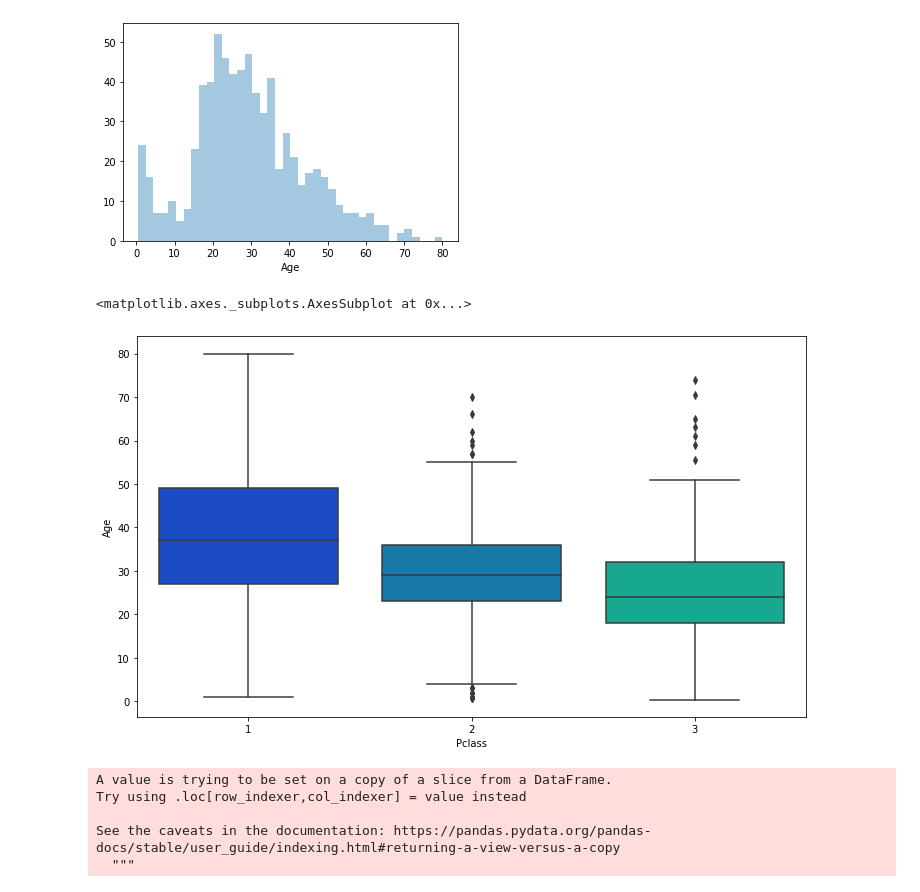
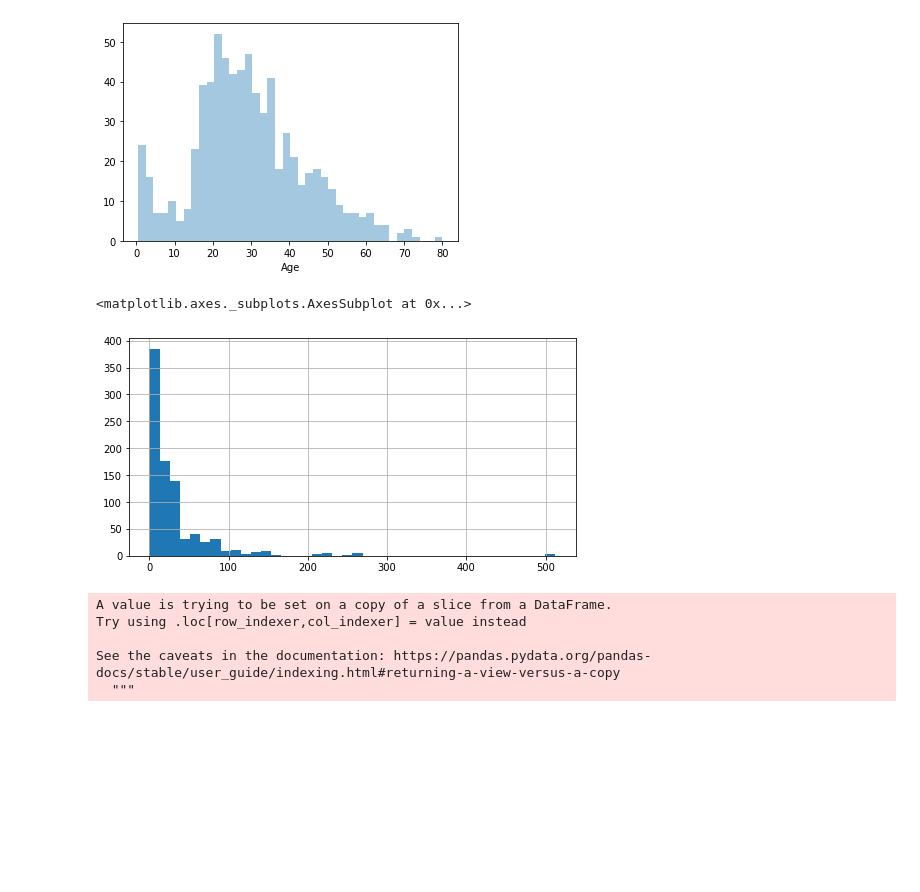
Before and after one commit to SiddhanthNB/Titanic-EDA, a Jupyter notebook: Titanic.ipynb, the cells around one changed output. Saved outputs shown, nothing was run; the diff lists cells and outputs as text; code cells hidden in the pictures; blank space fills up the shorter version.

```diff
--- a/Titanic.ipynb
+++ b/Titanic.ipynb
@@ -120,12 +120,11 @@ sns.distplot(titanic_data['Age'].dropna(),kde=False,bins=40)
 # %% [output]
 <matplotlib.axes._subplots.AxesSubplot at 0x...>
 [figure]
-# %%
-plt.figure(figsize=(12, 7))
-sns.boxplot(x='Pclass',y='Age',data=titanic_data,palette='winter')
-# %% [output]
-<matplotlib.axes._subplots.AxesSubplot at 0x...>
-[figure, removed]
+# %%
+titanic_data['Fare'].hist(bins=40,figsize=(8,4))
+# %% [output]
+<matplotlib.axes._subplots.AxesSubplot at 0x...>
+[figure, added]
 # %%
 deck_data = titanic_data.dropna(axis=0)
 # %%
```
Also changed, not shown: parts of 21 cells of this notebook.
